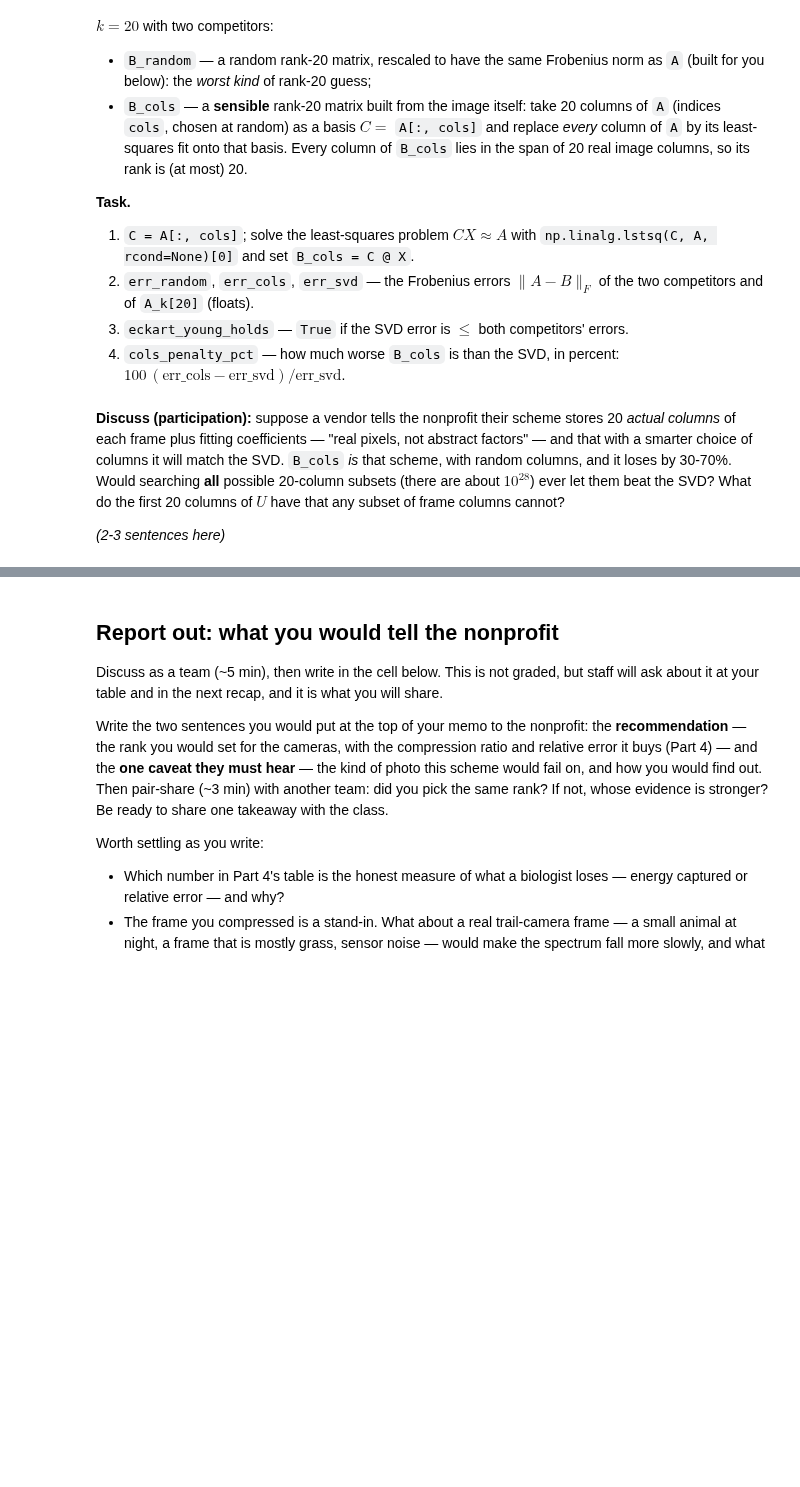
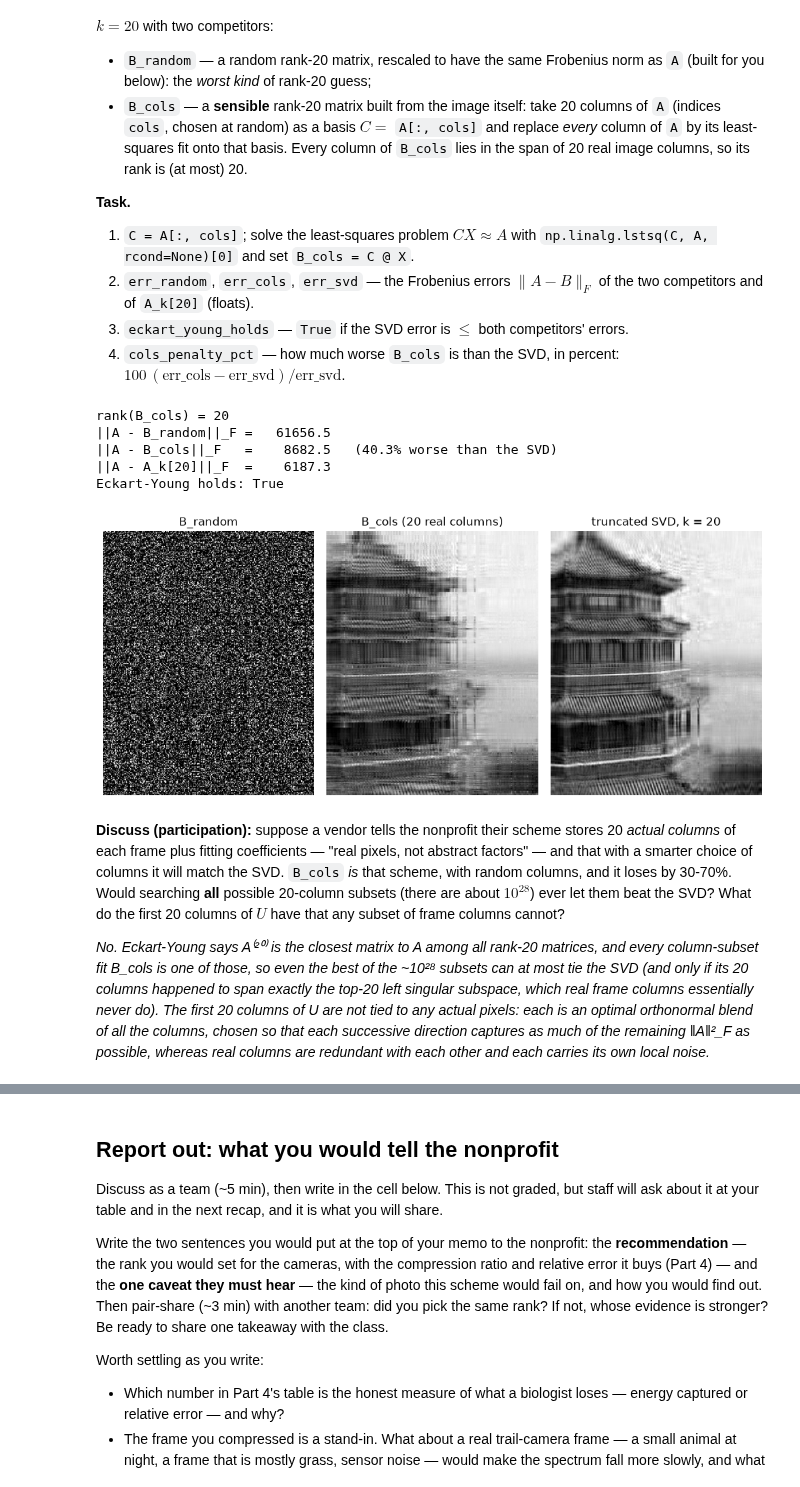
Before and after one commit to TrentRice/DS701-Materials-FA26, a Jupyter notebook: class_activity_notebooks/12-InClass-Exercise-SVD-A1/12-InClass-Exercise-SVD-A1.ipynb, the cells around one changed output, grey strips where cells are left out. Saved outputs shown, nothing was run; the diff lists cells and outputs as text; code cells hidden in the pictures; blank space fills up the shorter version.

```diff
--- a/class_activity_notebooks/12-InClass-Exercise-SVD-A1/12-InClass-Exercise-SVD-A1.ipynb
+++ b/class_activity_notebooks/12-InClass-Exercise-SVD-A1/12-InClass-Exercise-SVD-A1.ipynb
@@ -125,10 +132,10 @@ returns three things: `U`, the singular values as a **1-D array** `s`, and **`Vt
 3. Set `sigma_max` to the largest singular value as a `float`, and `rank_A` to the rank of
    `A` as an `int` (`np.linalg.matrix_rank`).
 # %%
-U, s, Vt = ...
-A_rebuilt = ...
-sigma_max = ...
-rank_A = ...
+U, s, Vt = np.linalg.svd(A, full_matrices=False)
+A_rebuilt = U @ np.diag(s) @ Vt
+sigma_max = float(s[0])
+rank_A = int(np.linalg.matrix_rank(A))
 
 print("U", U.shape, " s", s.shape, " Vt", Vt.shape)
 print("max |A - A_rebuilt| =", np.abs(A - A_rebuilt).max())
@@ -210,9 +236,9 @@ KS = [1, 5, 20, 50]
 
 def rank_k_approx(U, s, Vt, k):
     """Best rank-k approximation from a precomputed SVD: U[:, :k] diag(s[:k]) Vt[:k]."""
-    ...
+    return U[:, :k] @ np.diag(s[:k]) @ Vt[:k, :]   # first k columns of U, top-left k x k of Sigma, first k rows of Vt
 
-A_k = ...
+A_k = {k: rank_k_approx(U, s, Vt, k) for k in KS}  # one m x n approximation per rank in KS
 
 for k in KS:
     print(f"k = {k:2d}: A_k shape {A_k[k].shape}, rank {np.linalg.matrix_rank(A_k[k])}")
@@ -336,32 +384,40 @@ matrices. Let us try to beat it at $k = 20$ with two competitors:
 # %%
 k_test = 20
 _rng_ey = np.random.default_rng(SEED + 7)
 B_random = _rng_ey.normal(size=(m, k_test)) @ _rng_ey.normal(size=(k_test, n))
 B_random *= np.linalg.norm(A) / np.linalg.norm(B_random)      # same overall size as A
 cols = np.sort(_rng_ey.choice(n, k_test, replace=False))       # 20 columns of A, at random
 
-C = ...
-X_ls = ...
-B_cols = ...
-err_random = ...
-err_cols = ...
-err_svd = ...
-eckart_young_holds = ...
-cols_penalty_pct = ...
+C = A[:, cols]                                              # the 20 chosen image columns as a basis
+X_ls = np.linalg.lstsq(C, A, rcond=None)[0]                 # least-squares coefficients: C @ X_ls ~ A
+B_cols = C @ X_ls                                           # every column of A replaced by its fit in span(C)
+err_random = float(np.linalg.norm(A - B_random))            # Frobenius error of the random rank-20 guess
+err_cols = float(np.linalg.norm(A - B_cols))                # Frobenius error of the column-subset scheme
+err_svd = float(np.linalg.norm(A - A_k[k_test]))            # Frobenius error of the truncated SVD at k = 20
+eckart_young_holds = bool(err_svd <= err_random and err_svd <= err_cols)   # SVD beats both competitors
+cols_penalty_pct = 100 * (err_cols - err_svd) / err_svd    # how much worse B_cols is, in percent
+
 
 print(f"rank(B_cols) = {np.linalg.matrix_rank(B_cols)}")
 print(f"||A - B_random||_F = {err_random:9.1f}")
 print(f"||A - B_cols||_F   = {err_cols:9.1f}   ({cols_penalty_pct:.1f}% worse than the SVD)")
 print(f"||A - A_k[20]||_F  = {err_svd:9.1f}")
 print("Eckart-Young holds:", eckart_young_holds)
 
 fig, axes = plt.subplots(1, 3, figsize=(10, 4.2))
 for ax, (img, title) in zip(axes, [(B_random, "B_random"), (B_cols, "B_cols (20 real columns)"), (A_k[k_test], "truncated SVD, k = 20")]):
     ax.imshow(img, cmap="gray", vmin=0, vmax=255)
     ax.set_title(title)
     ax.axis("off")
 plt.tight_layout()
 plt.show()
+# %% [output]
+rank(B_cols) = 20
+||A - B_random||_F =   61656.5
+||A - B_cols||_F   =    8682.5   (40.3% worse than the SVD)
+||A - A_k[20]||_F  =    6187.3
+Eckart-Young holds: True
+[figure, added]
 # %% [markdown]
 **Discuss (participation):** suppose a vendor tells the nonprofit their scheme stores 20
 *actual columns* of each frame plus fitting coefficients — "real pixels, not abstract
@@ -370,6 +426,6 @@ that scheme, with random columns, and it loses by 30-70%. Would searching **all*
 20-column subsets (there are about $10^{28}$) ever let them beat the SVD? What do the first 20
 columns of $U$ have that any subset of frame columns cannot?
 
-*(2-3 sentences here)*
+*No. Eckart-Young says A⁽²⁰⁾ is the closest matrix to A among all rank-20 matrices, and every column-subset fit B_cols is one of those, so even the best of the ~10²⁸ subsets can at most tie the SVD (and only if its 20 columns happened to span exactly the top-20 left singular subspace, which real frame columns essentially never do). The first 20 columns of U are not tied to any actual pixels: each is an optimal orthonormal blend of all the columns, chosen so that each successive direction captures as much of the remaining ‖A‖²_F as possible, whereas real columns are redundant with each other and each carries its own local noise.*
 # %%
 grader.check("q5")
```
Also changed, not shown: parts of 16 cells of this notebook.
